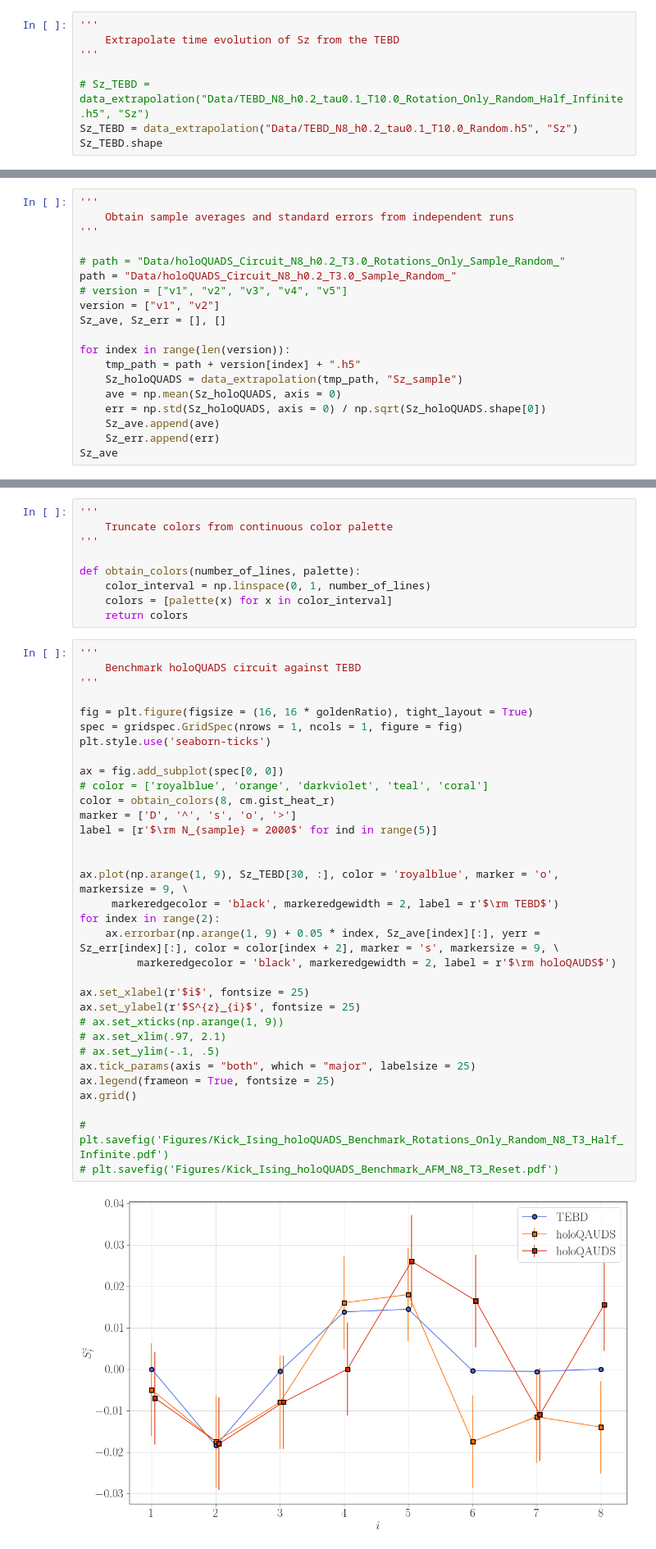
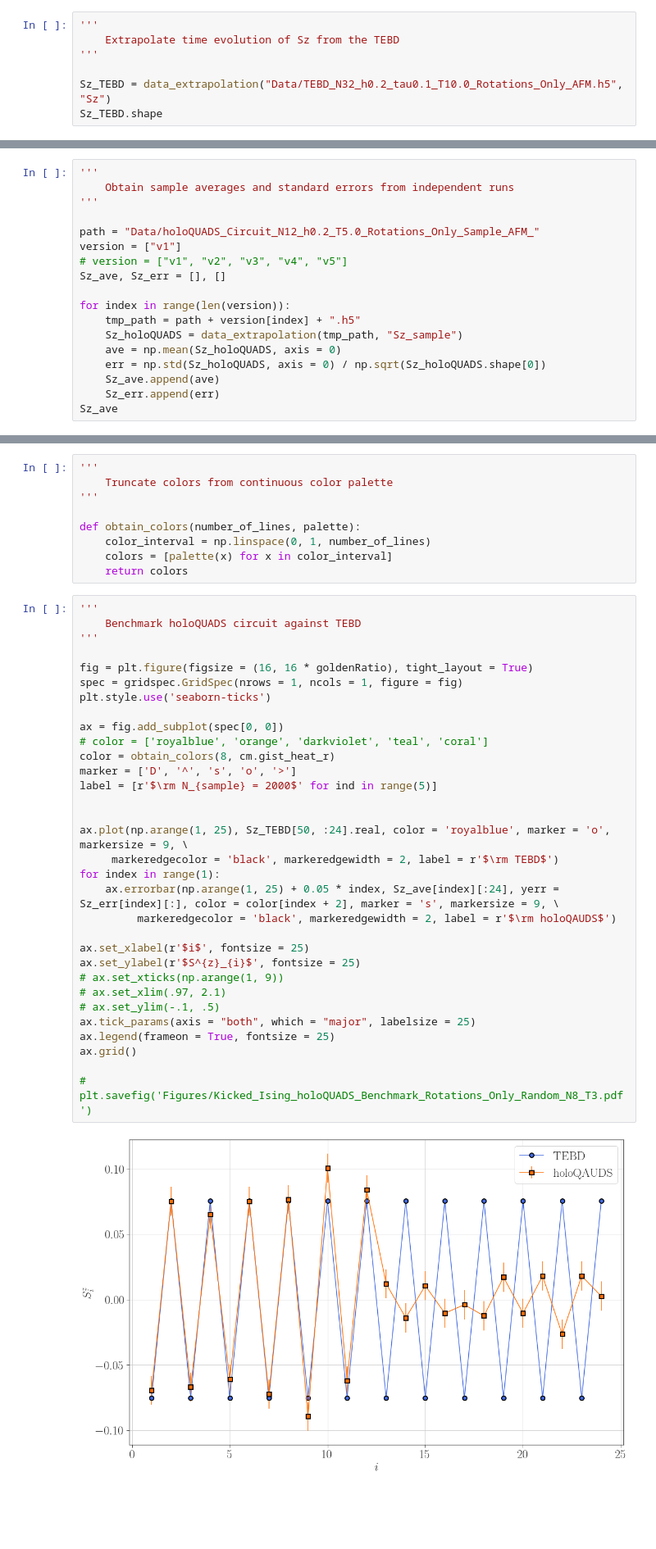
Before and after one commit to xiaobo-23/EntangledLightConeSampling, a Jupyter notebook: HQA_Data_Analysis.ipynb, the cells around one changed output, grey strips where cells are left out. Shown at 82% size. Saved outputs shown, nothing was run; the diff lists cells and outputs as text; blank space fills up the shorter version.

Commit message:
debug the recycling part of holoQUADS circuits

```diff
--- a/HQA_Data_Analysis.ipynb
+++ b/HQA_Data_Analysis.ipynb
@@ -855,8 +855,7 @@ def data_extrapolation(file_name, label):
     Extrapolate time evolution of Sz from the TEBD
 '''
 
-# Sz_TEBD = data_extrapolation("Data/TEBD_N8_h0.2_tau0.1_T10.0_Rotation_Only_Random_Half_Infinite.h5", "Sz")
-Sz_TEBD = data_extrapolation("Data/TEBD_N8_h0.2_tau0.1_T10.0_Random.h5", "Sz")
+Sz_TEBD = data_extrapolation("Data/TEBD_N32_h0.2_tau0.1_T10.0_Rotations_Only_AFM.h5", "Sz")
 Sz_TEBD.shape
 # %% [output]
 <KeysViewHDF5 ['Cxx', 'Cyy', 'Czz', 'Initial Sz', 'Sx', 'Sy', 'Sz', 'Wavefunction Overlap']>
@@ -881,10 +880,9 @@ Sz_TEBD.shape
     Obtain sample averages and standard errors from independent runs
 '''
 
-# path = "Data/holoQUADS_Circuit_N8_h0.2_T3.0_Rotations_Only_Sample_Random_"
-path = "Data/holoQUADS_Circuit_N8_h0.2_T3.0_Sample_Random_"
+path = "Data/holoQUADS_Circuit_N12_h0.2_T5.0_Rotations_Only_Sample_AFM_"
+version = ["v1"]
 # version = ["v1", "v2", "v3", "v4", "v5"]
-version = ["v1", "v2"]
 Sz_ave, Sz_err = [], []
 
 for index in range(len(version)):
@@ -916,35 +912,34 @@ def obtain_colors(number_of_lines, palette):
 # %%
 '''
     Benchmark holoQUADS circuit against TEBD
 '''
 
 fig = plt.figure(figsize = (16, 16 * goldenRatio), tight_layout = True)
 spec = gridspec.GridSpec(nrows = 1, ncols = 1, figure = fig)
 plt.style.use('seaborn-ticks')
 
 ax = fig.add_subplot(spec[0, 0])
 # color = ['royalblue', 'orange', 'darkviolet', 'teal', 'coral']
 color = obtain_colors(8, cm.gist_heat_r)
 marker = ['D', '^', 's', 'o', '>']
 label = [r'$\rm N_{sample} = 2000$' for ind in range(5)]
 
 
-ax.plot(np.arange(1, 9), Sz_TEBD[30, :], color = 'royalblue', marker = 'o', markersize = 9, \
+ax.plot(np.arange(1, 25), Sz_TEBD[50, :24].real, color = 'royalblue', marker = 'o', markersize = 9, \
      markeredgecolor = 'black', markeredgewidth = 2, label = r'$\rm TEBD$')
-for index in range(2):
-    ax.errorbar(np.arange(1, 9) + 0.05 * index, Sz_ave[index][:], yerr = Sz_err[index][:], color = color[index + 2], marker = 's', markersize = 9, \
+for index in range(1):
+    ax.errorbar(np.arange(1, 25) + 0.05 * index, Sz_ave[index][:24], yerr = Sz_err[index][:], color = color[index + 2], marker = 's', markersize = 9, \
          markeredgecolor = 'black', markeredgewidth = 2, label = r'$\rm holoQAUDS$')
 
 ax.set_xlabel(r'$i$', fontsize = 25)
 ax.set_ylabel(r'$S^{z}_{i}$', fontsize = 25)
 # ax.set_xticks(np.arange(1, 9))
 # ax.set_xlim(.97, 2.1)
 # ax.set_ylim(-.1, .5)
 ax.tick_params(axis = "both", which = "major", labelsize = 25)
 ax.legend(frameon = True, fontsize = 25)
 ax.grid()
 
-# plt.savefig('Figures/Kick_Ising_holoQUADS_Benchmark_Rotations_Only_Random_N8_T3_Half_Infinite.pdf')
-# plt.savefig('Figures/Kick_Ising_holoQUADS_Benchmark_AFM_N8_T3_Reset.pdf')
+# plt.savefig('Figures/Kicked_Ising_holoQUADS_Benchmark_Rotations_Only_Random_N8_T3.pdf')
 # %% [output]
-[figure, old version]
+[figure, new version]
```
Also changed, not shown: parts of 2 cells of this notebook, 2 other files.
